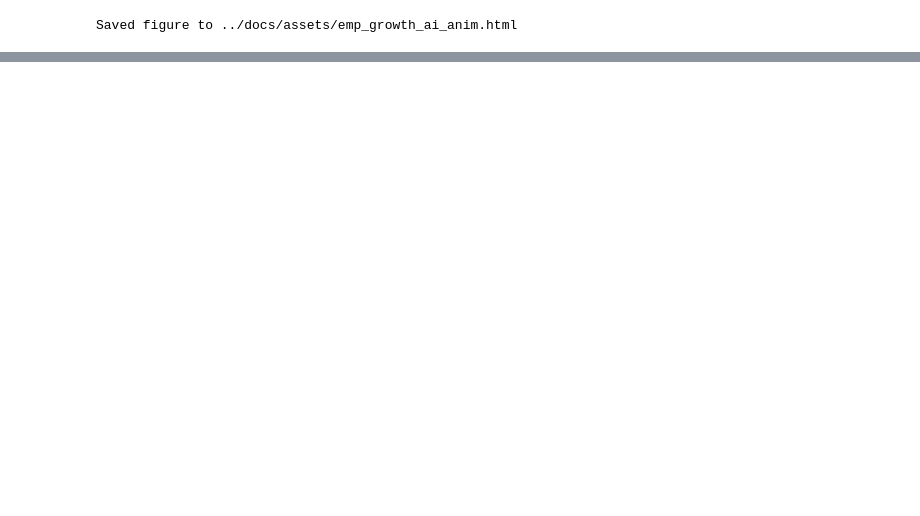
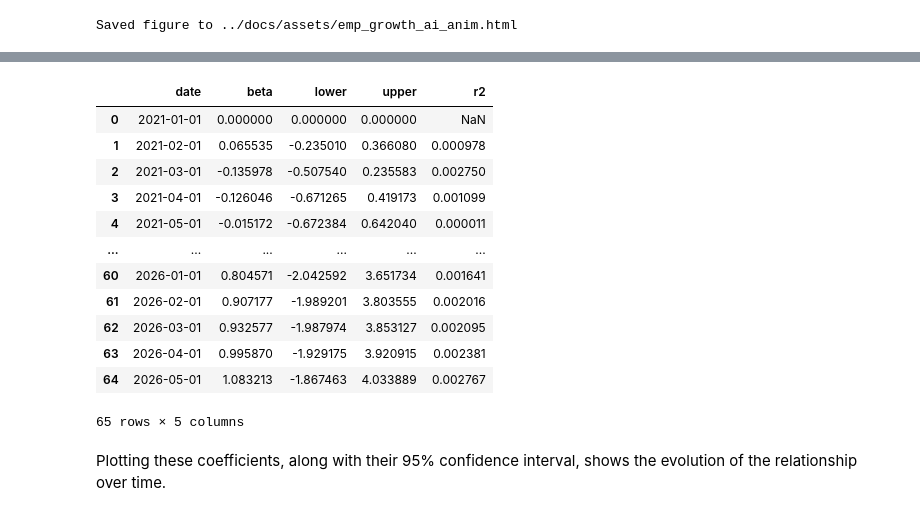
Before and after one commit to jp-tobin/me204-final-project, a Jupyter notebook: notebooks/NB03-JP-Tobin-Data-Analysis.ipynb, the cells around one changed output, grey strips where cells are left out. Cells and saved outputs as stored; diff of their text form; code cells hidden in the pictures; blank space fills up the shorter version.

```diff
--- a/notebooks/NB03-JP-Tobin-Data-Analysis.ipynb
+++ b/notebooks/NB03-JP-Tobin-Data-Analysis.ipynb
@@ -320,41 +229,63 @@ The above chart shows a steepening of the regression line over time following th
 # %%
+def estimate_monthly_ai_coefficients(data, y_var, x_var):
+    """
+    Estimate monthly regressions and return
+    coefficients with confidence intervals.
+    """
+    coefs = []
+
+    for date, d in data.groupby("date"):
+        model = sm.OLS(
+            d[y_var], sm.add_constant(d[x_var])
+            ).fit()
+
+        coefs.append({"date": date,
+        "beta": model.params[x_var],
+        "lower": model.conf_int().loc[x_var, 0],
+        "upper": model.conf_int().loc[x_var, 1],
+        "r2": model.rsquared,
+        })
+
+    return pd.DataFrame(coefs).sort_values("date")
+
 baseline = (
     df.query(f"date == @T_START")
     [["industry_name", "employment", "ai_exposure", "sector"]]
     .rename(columns={"employment": "emp_start"})
     )
 
-plot_df = (
+coef_df = (
     pd.merge(
         left=df.query("@T_START <= date <= @t_end"),
         right=baseline,
         on=["industry_name", "sector", "ai_exposure"],
         how="inner")
         .assign(
             # Cumulative employment change from ChatGPT launch
             emp_growth_pct=lambda x:
             (x.employment - x.emp_start) / x.emp_start *100,
             month=lambda x: x.date.dt.strftime("%Y-%m")
             )
         .sort_values(["date", "industry_name"])
         .reset_index()
 )
 
-coefs = []
-
-for date, d in plot_df.groupby("date"):
-    model = sm.OLS( d["emp_growth_pct"],
-    sm.add_constant(d["ai_exposure"])
-    ).fit()
-
-    coefs.append({
-        "date": date,
-        "beta": model.params["ai_exposure"],
-        "lower": model.conf_int().loc["ai_exposure", 0],
-        "upper": model.conf_int().loc["ai_exposure", 1],
-        "r2": model.rsquared,}
-        )
-
-    coef_df = pd.DataFrame(coefs).sort_values("date")
+plot_df = estimate_monthly_ai_coefficients(coef_df, y_var="emp_growth_pct", x_var="ai_exposure")
+# %% [output]
+|  | date | beta | lower | upper | r2 |
+| 0 | 2021-01-01 | 0.000000 | 0.000000 | 0.000000 | NaN |
+| 1 | 2021-02-01 | 0.065535 | -0.235010 | 0.366080 | 0.000978 |
+| 2 | 2021-03-01 | -0.135978 | -0.507540 | 0.235583 | 0.002750 |
+| 3 | 2021-04-01 | -0.126046 | -0.671265 | 0.419173 | 0.001099 |
+| 4 | 2021-05-01 | -0.015172 | -0.672384 | 0.642040 | 0.000011 |
+| ... | ... | ... | ... | ... | ... |
+| 60 | 2026-01-01 | 0.804571 | -2.042592 | 3.651734 | 0.001641 |
+| 61 | 2026-02-01 | 0.907177 | -1.989201 | 3.803555 | 0.002016 |
+| 62 | 2026-03-01 | 0.932577 | -1.987974 | 3.853127 | 0.002095 |
+| 63 | 2026-04-01 | 0.995870 | -1.929175 | 3.920915 | 0.002381 |
+| 64 | 2026-05-01 | 1.083213 | -1.867463 | 4.033889 | 0.002767 |
+65 rows × 5 columns
+# %% [markdown]
+Plotting these coefficients, along with their 95% confidence interval, shows the evolution of the relationship over time.
 # %%
 fig = px.line(
```
Also changed, not shown: parts of 8 cells of this notebook.
